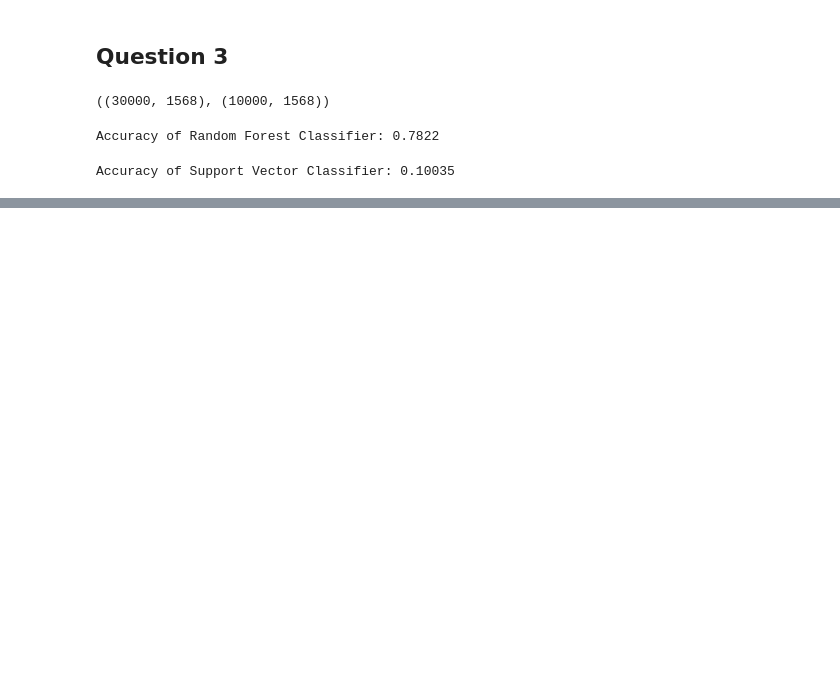
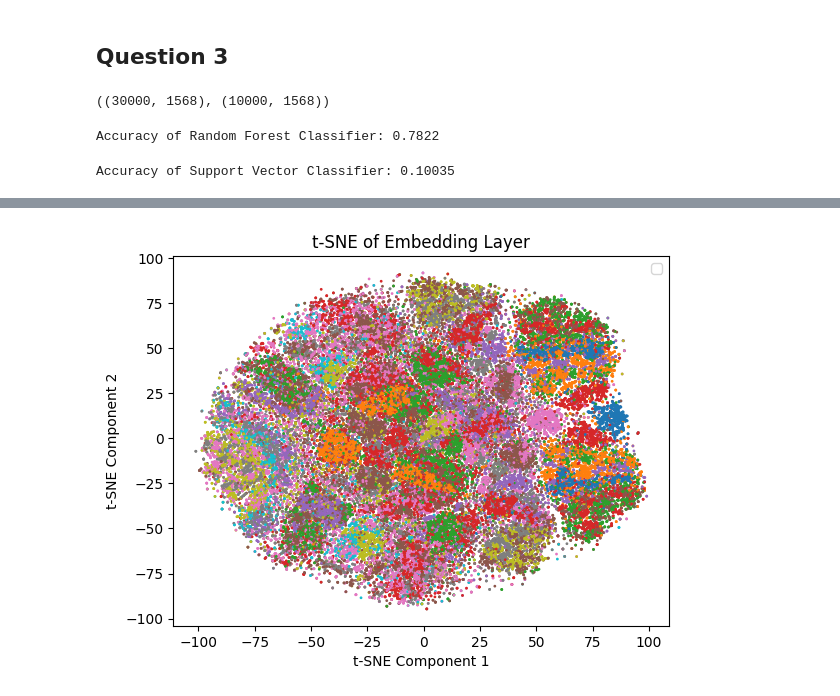
Before and after one commit to john-zhaoyuanzhen/Machine-Learning-Coursework, a Jupyter notebook: m1.ipynb, the cells around one changed output, grey strips where cells are left out. Drawn from its saved outputs; the diff is of its cells as text; code cells hidden in the pictures; blank space fills up the shorter version.

```diff
--- a/m1.ipynb
+++ b/m1.ipynb
@@ -297,0 +370,13 @@ print(f"Accuracy of Support Vector Classifier: {SVC_model_accuracy}")
+# %%
+train_images_flat = train_images.reshape(train_images.shape[0], -1)
+tsne_input = TSNE(n_components=2, perplexity=20, random_state=42)
+train_images_embedded = tsne_input.fit_transform(train_images_flat)
+# %%
+plt.scatter(train_images_embedded[:, 0],train_images_embedded[:, 1], c=train_labels.astype(int), cmap='tab10', s=1)
+plt.title("t-SNE of Embedding Layer")
+plt.xlabel("t-SNE Component 1")
+plt.ylabel("t-SNE Component 2")
+plt.legend()
+plt.show()
+# %% [output]
+[figure, added]
```
Also changed, not shown: parts of 20 cells of this notebook, 1 other file.
